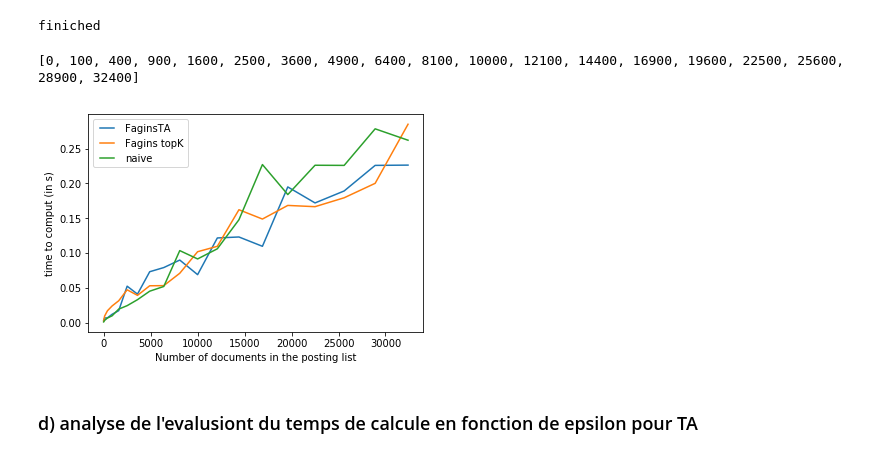
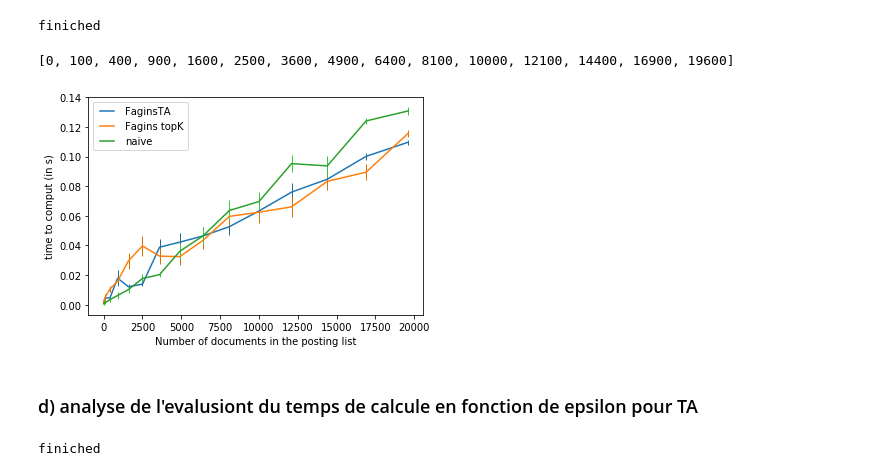
Before and after one commit to Zed314/WordTraveller, a Jupyter notebook: benchmark/BenchmarkQuery.ipynb, the cells around one changed output. Drawn from its saved outputs; the diff is of its cells as text; code cells hidden in the pictures.

```diff
--- a/benchmark/BenchmarkQuery.ipynb
+++ b/benchmark/BenchmarkQuery.ipynb
@@ -254,3 +175,20 @@ finiched
+# %%
+#Definition de l'experiance
+
+# define nition de la la liste de liste de mots a annalyser
+WordsList= [0]*1024
+for i in range(0,1024):
+    WordsList[i]= worldsFreq[10000+i][1]
+WordsList.sort(reverse=True)
+
+# nombre d'iteration de l'experiance
+nbIter = 15
+
+#nombre de mesure
+size = 20
+
+def f(k):
+    return k*k
 # %%
 from wordtraveller import query
 from wordtraveller import faginstavf, faginstopkvf, naivetopk
@@ -375,30 +321,44 @@ for k in range(0,size):
 # %% [output]
 finiched
 # %%
-size = 19
-nbIter = 5
-nbOfwords = 2
+totaleTimeTAPLAvg = [0]*size
+totaleTimefagPLAvg = [0]*size
+totaleTimeNaivPLAvg = [0]*size
 
-def f(i):
-    return i*i*100
+confianceTotaleTimeTAPL = [0]*size
+confianceTimefagPL = [0]*size
+confianceTimeNaivPL = [0]*size
+
+for k in range(0,size):
+    totaleTimeTAPLAvg[k]= moyenne(totaleTimeTAPL[k])
+    totaleTimefagPLAvg[k]= moyenne(totaleTimefagPL[k])
+    totaleTimeNaivPLAvg[k]= moyenne(totaleTimeNaivPL[k])
+
+for k in range(0,size):
+    confianceTotaleTimeTAPL[k]= confiance(totaleTimeTAPL[k],nbIter)
+    confianceTimefagPL[k]= confiance(totaleTimefagPL[k],nbIter)
+    confianceTimeNaivPL[k]= confiance(totaleTimeNaivPL[k],nbIter)
 
 x = [0]*size
 for i in range(1,size):
     x[i] = f(i)
 
-
 print (x)
 plt.plot(x,totaleTimeTAPLAvg, label="FaginsTA")
+plt.errorbar(x, totaleTimeTAPLAvg, yerr = confianceTotaleTimeTAPL, color = '#297083', ls='none', lw = 1, capthick = 2)
 plt.plot(x,totaleTimefagPLAvg, label="Fagins topK")
+plt.errorbar(x, totaleTimefagPLAvg, yerr = confianceTimefagPL, color = '#D97003', ls='none', lw = 1, capthick = 2)
 plt.plot(x,totaleTimeNaivPLAvg, label="naive")
+plt.errorbar(x, totaleTimeNaivPLAvg, yerr = confianceTimeNaivPL, color = '#32CD32', ls='none', lw = 1, capthick = 2)
 
 
 plt.ylabel('time to comput (in s)')
 plt.xlabel('Number of documents in the posting list')
 plt.legend(numpoints=2)
+
 plt.show()
 # %% [output]
-[0, 100, 400, 900, 1600, 2500, 3600, 4900, 6400, 8100, 10000, 12100, 14400, 16900, 19600, 22500, 25600, 28900, 32400]
+[0, 100, 400, 900, 1600, 2500, 3600, 4900, 6400, 8100, 10000, 12100, 14400, 16900, 19600]
-[figure, old version]
+[figure, new version]
 # %% [markdown]
 ### d) analyse de l'evalusiont du temps de calcule en fonction de epsilon pour TA
@@ -411,25 +389,10 @@ import time
 
 
 
-listOfWords = [[tuple[1]for tuple in worldsFreq[200:210]]]
-#words= ['build']
-#words= ['party','actually','jail','august']
-
-
-
-
-#
-size = 20
-
-def f(k,size):
-    return k/3/size
-
 
 
 totaleTimeTAE = [[0]*len(listOfWords) for i in range(0,size)]
 
-
-totaleTimeTAEAvg = [0]*size
 
 
 for i,words in enumerate(listOfWords):
@@ -442,7 +405,6 @@ for i,words in enumerate(listOfWords):
 
 
 print("finiched", end="\r")
-
-for k in range(0,size):
-    totaleTimeTAEAvg[k]= sum(totaleTimeTAE[k])/len(totaleTimeTAE[k])
+# %% [output]
+finiched
 # %%
```
Also changed, not shown: parts of 15 cells of this notebook.
